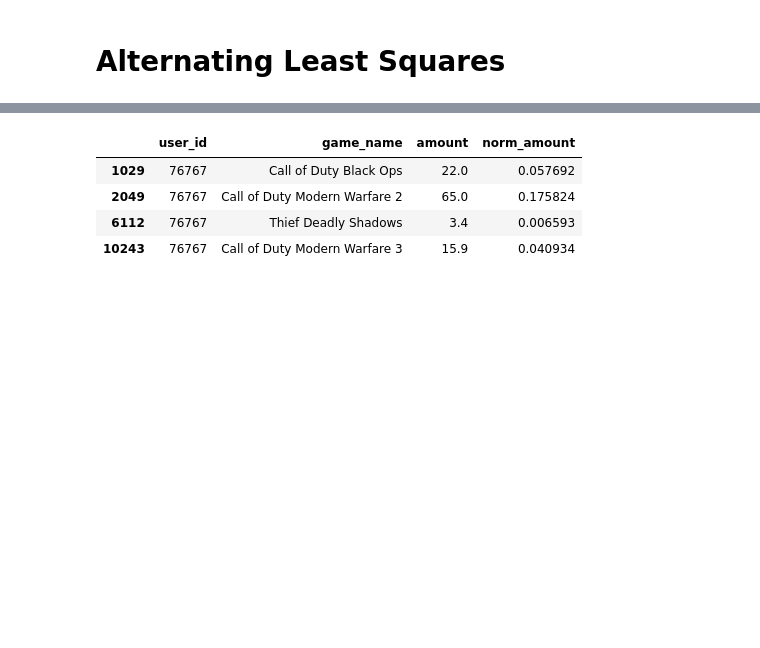
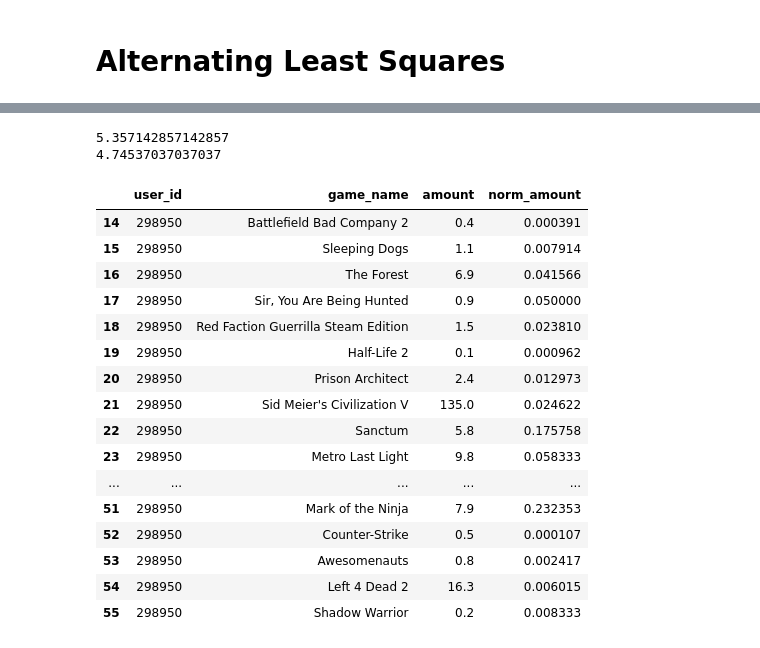
Before and after one commit to chris-gomes/steam-game-recommendations, a Jupyter notebook: Collaborative.ipynb, the cells around one changed output, grey strips where cells are left out. Drawn from its saved outputs; the diff is of its cells as text; code cells hidden in the pictures; blank space fills up the shorter version.

Commit message:
als results

```diff
--- a/Collaborative.ipynb
+++ b/Collaborative.ipynb
@@ -54,11 +91,41 @@ pd.DataFrame(als.recommend(0, user_game_sparse)).merge(game_coding, left_on=0, r
+# %%
+num_correctly_recommended = 0
+num_incorrectly_recommended = 0
+num_not_recommended = 0
+total_amount = 0
+for i in range(0, len(results_df.index)):
+    curr_row = results_df.loc[i, :]
+    num_correctly_recommended += curr_row['num_correctly_recommended']
+    num_incorrectly_recommended += curr_row['num_incorrectly_recommended']
+    num_not_recommended += curr_row['num_not_recommended']
+    total_amount += curr_row['num_correctly_recommended'] + curr_row['num_not_recommended'] #+ curr_row['num_incorrectly_recommended']
+
+#print(total_amount, num_correctly_recommended, num_not_recommended)
+print(100 * (num_correctly_recommended / total_amount))
+print(100 * (num_incorrectly_recommended / total_amount))
+# %% [output]
+5.357142857142857
+4.74537037037037
 # %%
-test[test['user_id'] == 76767]
+test[test['user_id'] == 298950]
 # %% [output]
 |  | user_id | game_name | amount | norm_amount |
-| 1029 | 76767 | Call of Duty Black Ops | 22.0 | 0.057692 |
-| 2049 | 76767 | Call of Duty Modern Warfare 2 | 65.0 | 0.175824 |
-| 6112 | 76767 | Thief Deadly Shadows | 3.4 | 0.006593 |
-| 10243 | 76767 | Call of Duty Modern Warfare 3 | 15.9 | 0.040934 |
+| 14 | 298950 | Battlefield Bad Company 2 | 0.4 | 0.000391 |
+| 15 | 298950 | Sleeping Dogs | 1.1 | 0.007914 |
+| 16 | 298950 | The Forest | 6.9 | 0.041566 |
+| 17 | 298950 | Sir, You Are Being Hunted | 0.9 | 0.050000 |
+| 18 | 298950 | Red Faction Guerrilla Steam Edition | 1.5 | 0.023810 |
+| 19 | 298950 | Half-Life 2 | 0.1 | 0.000962 |
+| 20 | 298950 | Prison Architect | 2.4 | 0.012973 |
+| 21 | 298950 | Sid Meier's Civilization V | 135.0 | 0.024622 |
+| 22 | 298950 | Sanctum | 5.8 | 0.175758 |
+| 23 | 298950 | Metro Last Light | 9.8 | 0.058333 |
+| ... | ... | ... | ... | ... |
+| 51 | 298950 | Mark of the Ninja | 7.9 | 0.232353 |
+| 52 | 298950 | Counter-Strike | 0.5 | 0.000107 |
+| 53 | 298950 | Awesomenauts | 0.8 | 0.002417 |
+| 54 | 298950 | Left 4 Dead 2 | 16.3 | 0.006015 |
+| 55 | 298950 | Shadow Warrior | 0.2 | 0.008333 |
 # %%
 user_coding
 # %% [output]
```
Also changed, not shown: parts of 8 cells of this notebook.
